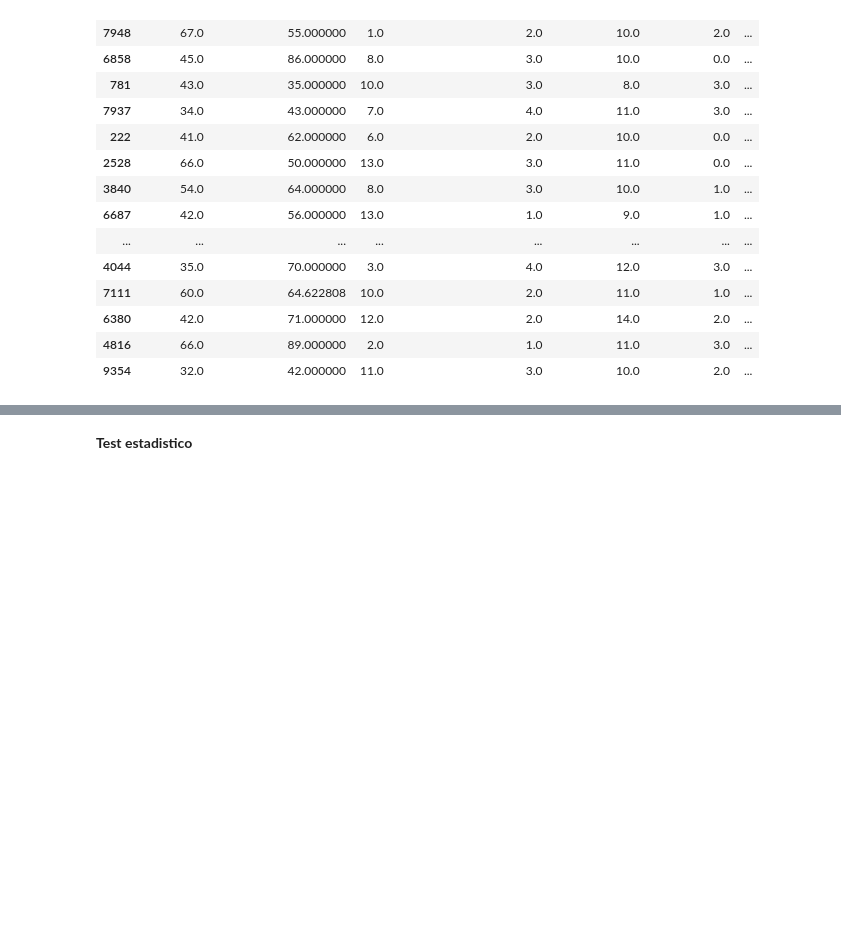
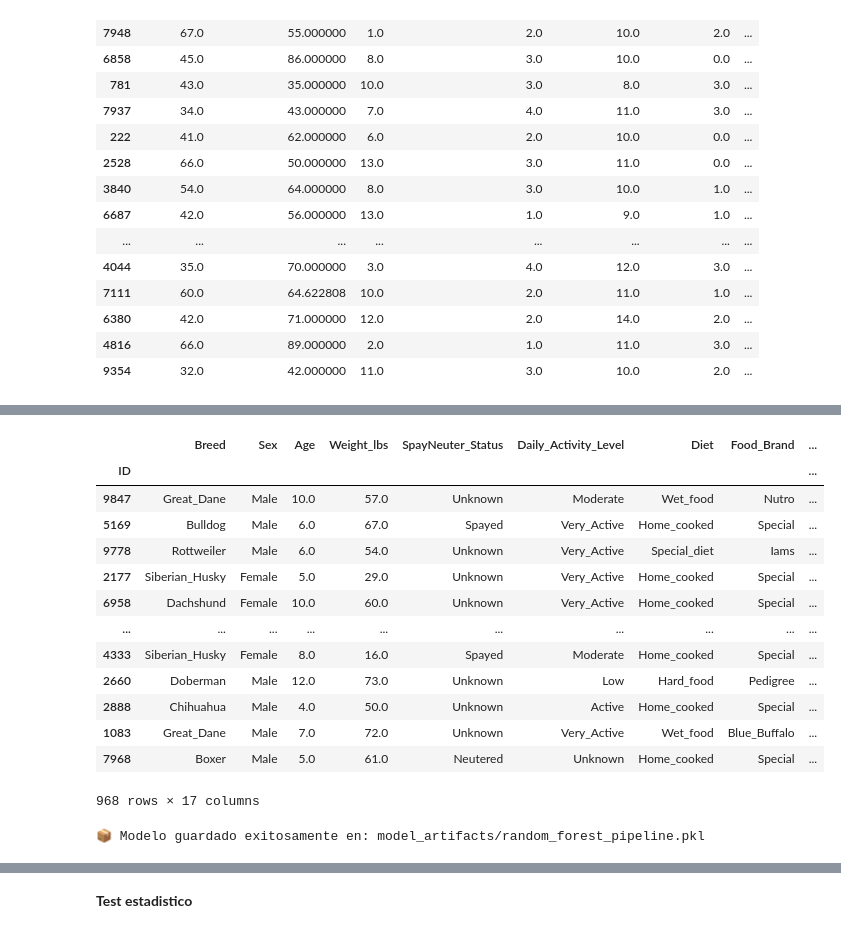
Before and after one commit to baframirez/Prediction-Dog-Breed-Health, a Jupyter notebook: Code.ipynb, the cells around one changed output, grey strips where cells are left out. Saved outputs shown, nothing was run; the diff lists cells and outputs as text; code cells hidden in the pictures; blank space fills up the shorter version.

```diff
--- a/Code.ipynb
+++ b/Code.ipynb
@@ -863,0 +722,35 @@ weighted avg       0.93      0.93      0.93      1936
+# %%
+X_val
+# %% [output]
+|  | Breed | Sex | Age | Weight_lbs | SpayNeuter_Status | Daily_Activity_Level | Diet | Food_Brand | ... |
+| ID |  |  |  |  |  |  |  |  | ... |
+| 9847 | Great_Dane | Male | 10.0 | 57.0 | Unknown | Moderate | Wet_food | Nutro | ... |
+| 5169 | Bulldog | Male | 6.0 | 67.0 | Spayed | Very_Active | Home_cooked | Special | ... |
+| 9778 | Rottweiler | Male | 6.0 | 54.0 | Unknown | Very_Active | Special_diet | Iams | ... |
+| 2177 | Siberian_Husky | Female | 5.0 | 29.0 | Unknown | Very_Active | Home_cooked | Special | ... |
+| 6958 | Dachshund | Female | 10.0 | 60.0 | Unknown | Very_Active | Home_cooked | Special | ... |
+| ... | ... | ... | ... | ... | ... | ... | ... | ... | ... |
+| 4333 | Siberian_Husky | Female | 8.0 | 16.0 | Spayed | Moderate | Home_cooked | Special | ... |
+| 2660 | Doberman | Male | 12.0 | 73.0 | Unknown | Low | Hard_food | Pedigree | ... |
+| 2888 | Chihuahua | Male | 4.0 | 50.0 | Unknown | Active | Home_cooked | Special | ... |
+| 1083 | Great_Dane | Male | 7.0 | 72.0 | Unknown | Very_Active | Wet_food | Blue_Buffalo | ... |
+| 7968 | Boxer | Male | 5.0 | 61.0 | Neutered | Unknown | Home_cooked | Special | ... |
+968 rows × 17 columns
+# %%
+# ==========================================
+# PASO 8: GUARDAR MODELO PARA DEPLOY (JOBLIB)
+# ==========================================
+import joblib
+import os
+
+# Carpeta donde guardar el modelo
+os.makedirs("model_artifacts", exist_ok=True)
+
+# Archivo destino
+model_path = "model_artifacts/random_forest_pipeline.pkl"
+
+joblib.dump(modelo_ganador, model_path)
+
+print(f"\n📦 Modelo guardado exitosamente en: {model_path}")
+# %% [output]
+📦 Modelo guardado exitosamente en: model_artifacts/random_forest_pipeline.pkl
```
Also changed, not shown: parts of 20 cells of this notebook, 6 other files.
